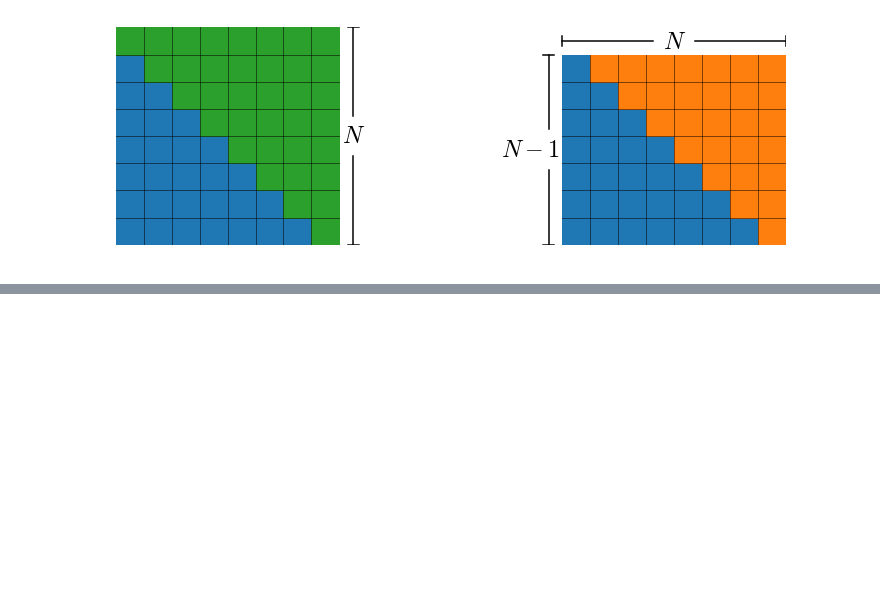
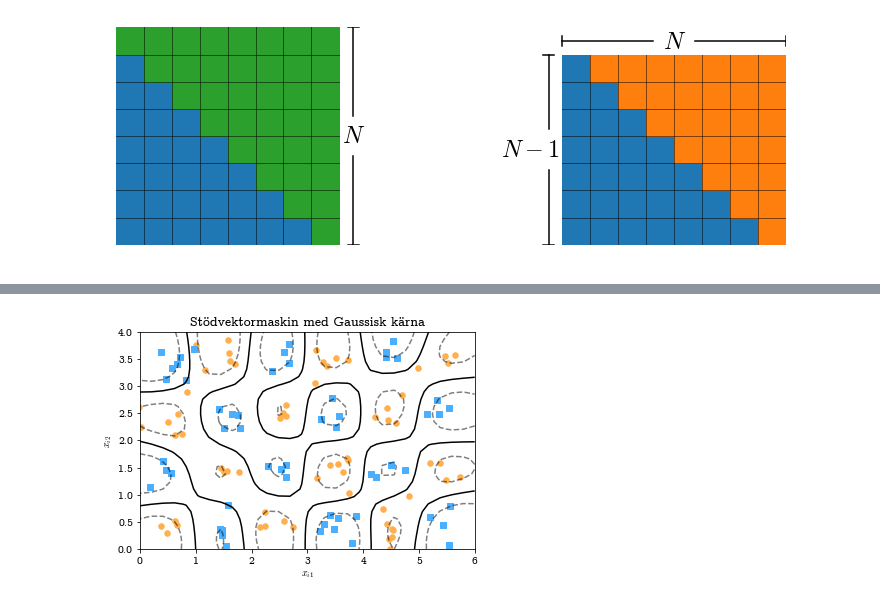
Before and after one commit to oscargranlund/kandidat, a Jupyter notebook: Figurer.ipynb, the cells around one changed output, grey strips where cells are left out. Saved outputs shown, nothing was run; the diff lists cells and outputs as text; code cells hidden in the pictures; blank space fills up the shorter version.

Commit message:
Korrekturläste och finslipade. Skrev inledning till kapitel 3. Lade till en sista bild med Gaussisk kärna.

```diff
--- a/Figurer.ipynb
+++ b/Figurer.ipynb
@@ -348,0 +363,49 @@ pp.close()
+# %%
+#X, y = make_blobs(n_samples=n, centers=2, random_state=2, cluster_std=2)
+X = np.reshape(X, newshape=(n+K*xmax*ymax,2))
+C = 10
+clf = svm.SVC(kernel='rbf', C=C, gamma=1)
+#clf = svm.SVC(kernel='linear', C=C)
+#clf = svm.SVC(kernel='poly', C=C, degree=32)
+clf.fit(X, y)
+
+X0, y0 = [], []
+X1, y1 = [], []
+for i in range(n+K*xmax*ymax):
+    if y[i]==0:
+        X0.append(X[i, :])
+        y0.append(y[i])
+    else:
+        X1.append(X[i, :])
+        y1.append(y[i])
+X0 = np.reshape(X0, newshape=(len(X0),2))
+X1 = np.reshape(X1, newshape=(len(X1),2))
+
+plt.scatter(X0[:, 0], X0[:, 1], c="#ffaf4b", s=30, marker='o')
+plt.scatter(X1[:, 0], X1[:, 1], c="#4bafff", s=30, marker='s')
+ax = plt.gca()
+ax.set_xlim(left=0, right=6)
+ax.set_ylim(bottom=0, top=4)
+xlim = ax.get_xlim()
+ylim = ax.get_ylim()
+#ax.set_aspect('equal', 'datalim')
+
+xx = np.linspace(xlim[0], xlim[1], 30)
+yy = np.linspace(ylim[0], ylim[1], 30)
+YY, XX = np.meshgrid(yy, xx)
+xy = np.vstack([XX.ravel(), YY.ravel()]).T
+Z = clf.decision_function(xy).reshape(XX.shape)
+ax.contour(XX, YY, Z, colors='k', levels=[-1,1], alpha=0.5,
+           linestyles=['--'])
+ax.contour(XX, YY, Z, colors='k', levels=[0], alpha=1,
+           linestyles=['-'])
+plt.xlabel(r'$x_{i1}$')
+plt.ylabel(r'$x_{i2}$')
+plt.title("Stödvektormaskin med Gaussisk kärna")
+#plt.show()
+
+pp = PdfPages('KandFigur6.pdf')
+plt.savefig(pp, format='pdf')
+pp.close()
+# %% [output]
+[figure, added]
```
Also changed, not shown: parts of 4 cells of this notebook, 3 other files.
